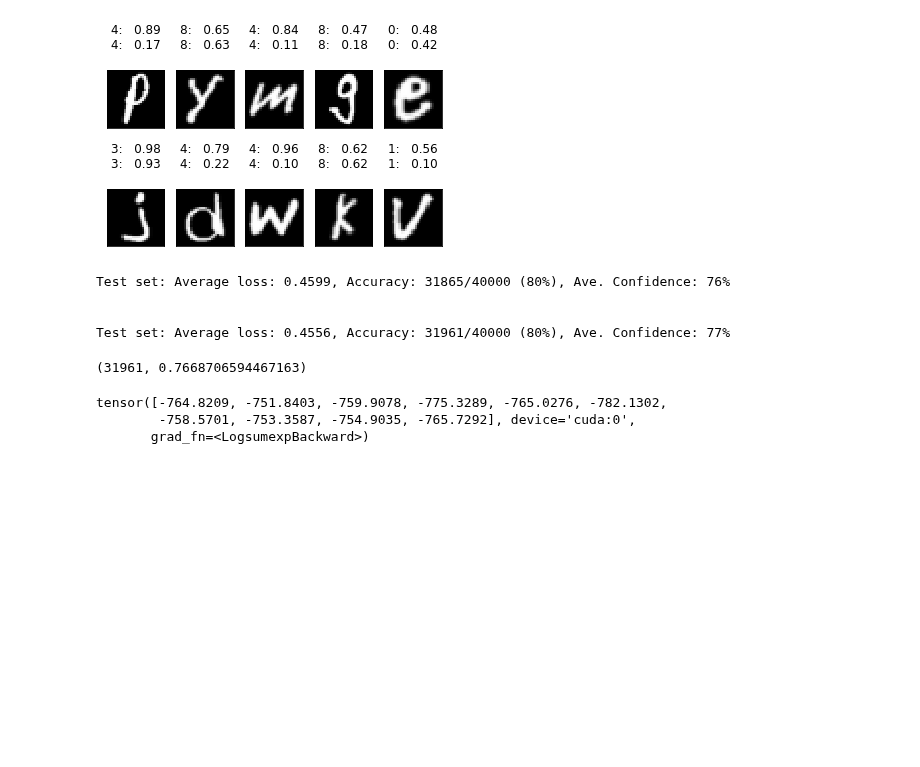
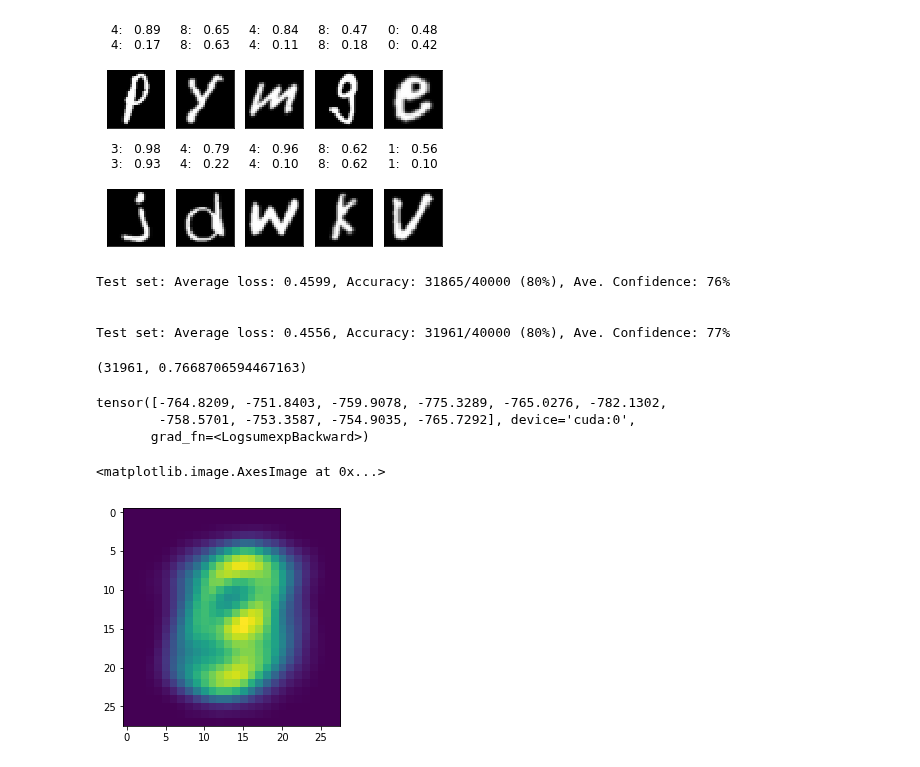
Before and after one commit to AlexMeinke/certified-certain-uncertainty, a Jupyter notebook: GMM.ipynb, the cells around one changed output. Cells and saved outputs as stored; diff of their text form; code cells hidden in the pictures; blank space fills up the shorter version.

```diff
--- a/GMM.ipynb
+++ b/GMM.ipynb
@@ -228,3 +261,9 @@ torch.logsumexp(y, dim=0)
 tensor([-764.8209, -751.8403, -759.9078, -775.3289, -765.0276, -782.1302,
         -758.5701, -753.3587, -754.9035, -765.7292], device='cuda:0',
        grad_fn=<LogsumexpBackward>)
+# %%
+import matplotlib.pyplot as plt
+plt.imshow(preproc)
+# %% [output]
+<matplotlib.image.AxesImage at 0x...>
+[figure, added]
```
Also changed, not shown: parts of 7 cells of this notebook, 4 other files.
